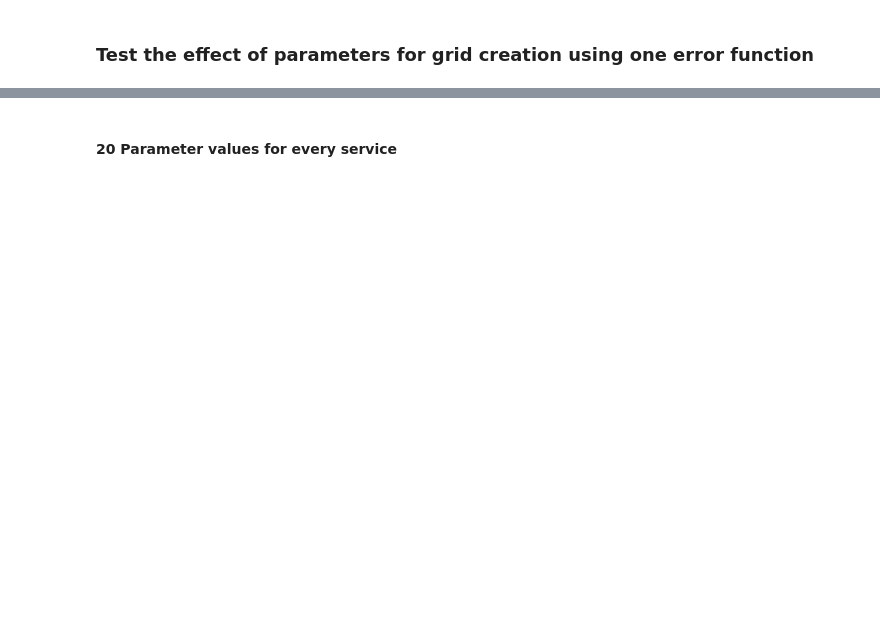
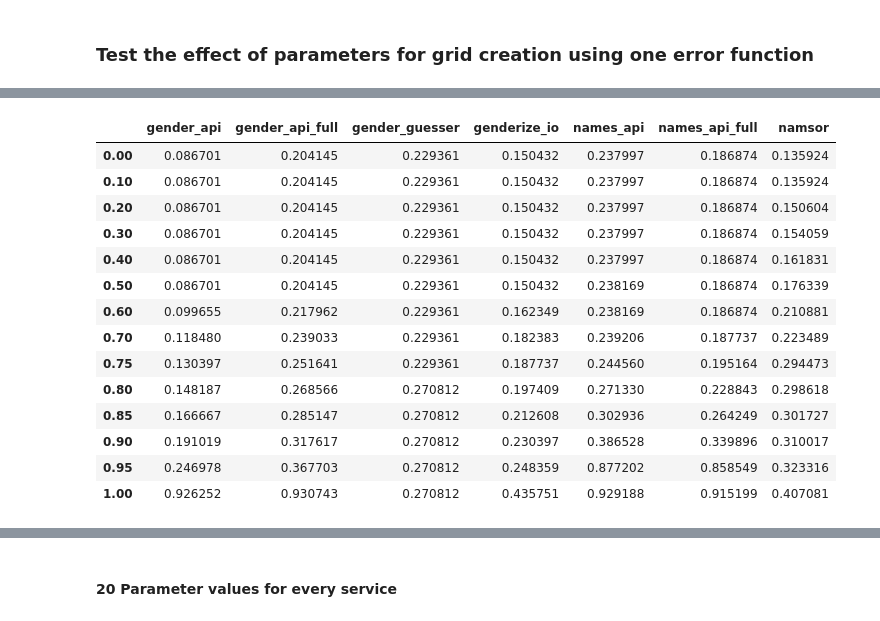
Before and after one commit to GenderGapSTEM-PublicationAnalysis/name_gender_inference, a Jupyter notebook: Parameter_tuning.ipynb, the cells around one changed output, grey strips where cells are left out. Saved outputs shown, nothing was run; the diff lists cells and outputs as text; code cells hidden in the pictures; blank space fills up the shorter version.

```diff
--- a/Parameter_tuning.ipynb
+++ b/Parameter_tuning.ipynb
@@ -307,0 +478,36 @@ def tune(error_func, grids, constraint_func=None, constraint_val=None):
+# %%
+# we consider only probability-like parameters
+prob_range = [0.0, 0.1, 0.2, 0.3, 0.4, 0.5, 0.6, 0.7, 0.75, 0.8, 0.85, 0.9, 0.95, 1.0]
+exclude_params = {'api_count', 'api_samples'}
+
+service_to_error_with_unknown, service_to_error_without_unknown, service_to_error_gender_bias, \
+service_to_error_unknown, service_to_weighted_error = {}, {}, {}, {}, {}
+
+for s in REGISTERED_EVALUATORS:
+    evaluator = s('all')
+    evaluator_name = evaluator.gender_evaluator
+    print("Evaluator:", evaluator_name)
+    service_to_error_with_unknown[evaluator_name] = {}
+    service_to_error_without_unknown[evaluator_name] = {}
+    service_to_error_gender_bias[evaluator_name] = {}
+    service_to_error_unknown[evaluator_name] = {}
+    service_to_weighted_error[evaluator_name] = {}
+    service_to_error_with_unknown[evaluator_name] = {}
+
+    evaluator = prepare_for_tuning(evaluator)
+    prob_param = set(evaluator.tuning_params).difference(exclude_params).pop()
+    print("Tuning Parameter:", prob_param)
+
+    # scale values for gender-API to [0,1]
+    if evaluator_name == "gender_api" or evaluator_name == "gender_api_full":
+        evaluator.test_data[prob_param] = evaluator.test_data[prob_param] * 0.01
+
+    for threshold in prob_range:
+        evaluator._translate_api_response(**{prob_param:threshold})
+        evaluator.compute_confusion_matrix(evaluator.test_data)
+        all_errors = evaluator.compute_all_errors()
+        service_to_error_with_unknown[evaluator_name].update({threshold: all_errors[0]})
+        service_to_error_without_unknown[evaluator_name].update({threshold: all_errors[1]})
+        service_to_error_gender_bias[evaluator_name].update({threshold: all_errors[2]})
+        service_to_error_unknown[evaluator_name].update({threshold: all_errors[3]})
+        service_to_weighted_error[evaluator_name].update({threshold: all_errors[4]})
@@ -307,0 +549,24 @@ def tune(error_func, grids, constraint_func=None, constraint_val=None):
+# %%
+service_to_error_with_unknown = pd.DataFrame.from_dict(service_to_error_with_unknown)
+service_to_error_without_unknown = pd.DataFrame.from_dict(service_to_error_without_unknown)
+service_to_error_gender_bias = pd.DataFrame.from_dict(service_to_error_gender_bias)
+service_to_error_unknown = pd.DataFrame.from_dict(service_to_error_unknown)
+service_to_weighted_error = pd.DataFrame.from_dict(service_to_weighted_error)
+# %%
+service_to_error_with_unknown
+# %% [output]
+|  | gender_api | gender_api_full | gender_guesser | genderize_io | names_api | names_api_full | namsor |
+| 0.00 | 0.086701 | 0.204145 | 0.229361 | 0.150432 | 0.237997 | 0.186874 | 0.135924 |
+| 0.10 | 0.086701 | 0.204145 | 0.229361 | 0.150432 | 0.237997 | 0.186874 | 0.135924 |
+| 0.20 | 0.086701 | 0.204145 | 0.229361 | 0.150432 | 0.237997 | 0.186874 | 0.150604 |
+| 0.30 | 0.086701 | 0.204145 | 0.229361 | 0.150432 | 0.237997 | 0.186874 | 0.154059 |
+| 0.40 | 0.086701 | 0.204145 | 0.229361 | 0.150432 | 0.237997 | 0.186874 | 0.161831 |
+| 0.50 | 0.086701 | 0.204145 | 0.229361 | 0.150432 | 0.238169 | 0.186874 | 0.176339 |
+| 0.60 | 0.099655 | 0.217962 | 0.229361 | 0.162349 | 0.238169 | 0.186874 | 0.210881 |
+| 0.70 | 0.118480 | 0.239033 | 0.229361 | 0.182383 | 0.239206 | 0.187737 | 0.223489 |
+| 0.75 | 0.130397 | 0.251641 | 0.229361 | 0.187737 | 0.244560 | 0.195164 | 0.294473 |
+| 0.80 | 0.148187 | 0.268566 | 0.270812 | 0.197409 | 0.271330 | 0.228843 | 0.298618 |
+| 0.85 | 0.166667 | 0.285147 | 0.270812 | 0.212608 | 0.302936 | 0.264249 | 0.301727 |
+| 0.90 | 0.191019 | 0.317617 | 0.270812 | 0.230397 | 0.386528 | 0.339896 | 0.310017 |
+| 0.95 | 0.246978 | 0.367703 | 0.270812 | 0.248359 | 0.877202 | 0.858549 | 0.323316 |
+| 1.00 | 0.926252 | 0.930743 | 0.270812 | 0.435751 | 0.929188 | 0.915199 | 0.407081 |
```
Also changed, not shown: parts of 26 cells of this notebook, 2 other files.
